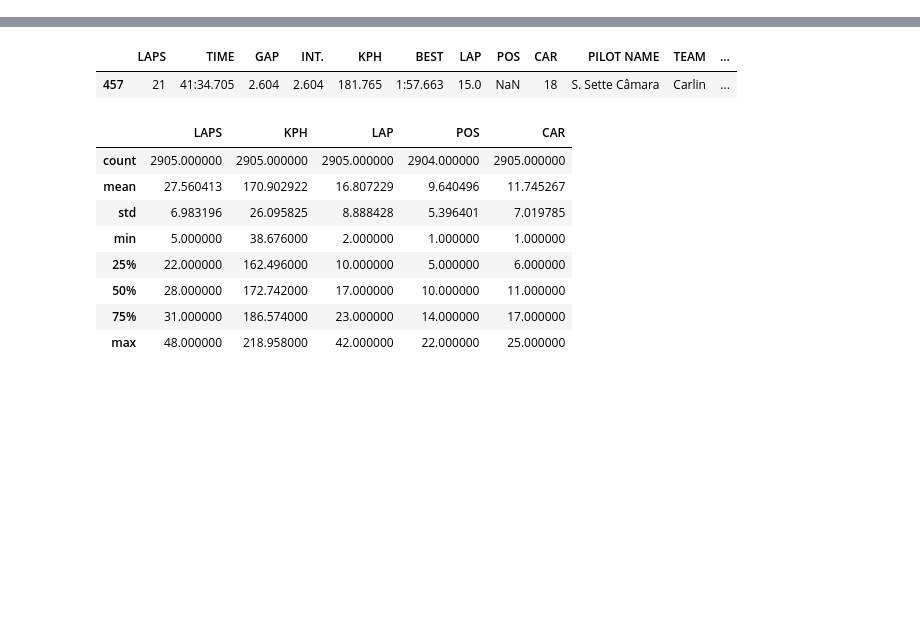
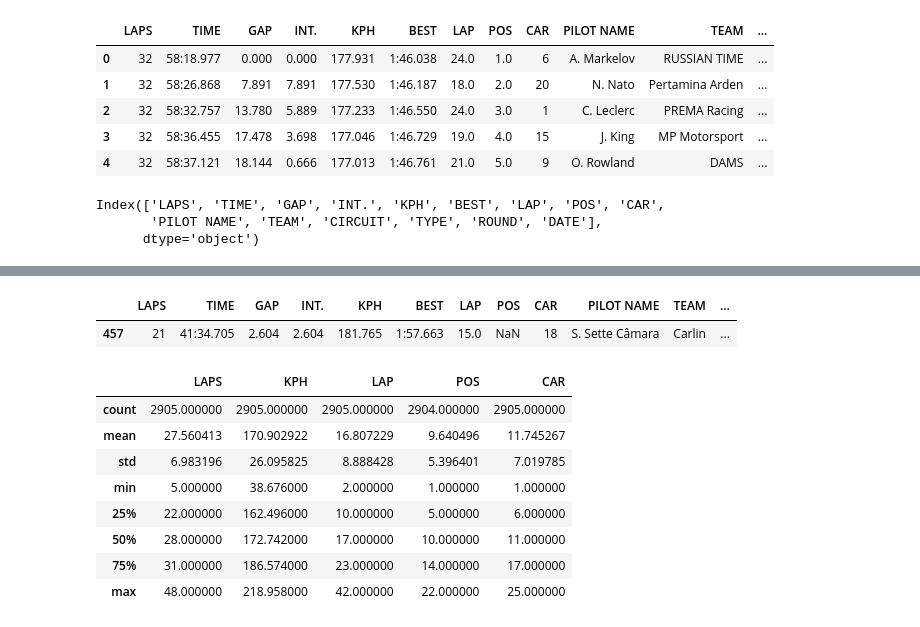
Before and after one commit to Tinashe-04/Formula-2, a Jupyter notebook: new_data/f2_project_code.ipynb, the cells around one changed output, grey strips where cells are left out. Saved outputs shown, nothing was run; the diff lists cells and outputs as text; code cells hidden in the pictures; blank space fills up the shorter version.

```diff
--- a/new_data/f2_project_code.ipynb
+++ b/new_data/f2_project_code.ipynb
@@ -6,3 +28,17 @@ df = pd.read_csv('~/Documents/Datasets/Formula 2 championship/all_races_new_copy
 # %%
 # drop unnamed row
 df.drop('Unnamed: 0', axis=1, inplace=True)
+df.head()
+# %% [output]
+|  | LAPS | TIME | GAP | INT. | KPH | BEST | LAP | POS | CAR | PILOT NAME | TEAM | ... |
+| 0 | 32 | 58:18.977 | 0.000 | 0.000 | 177.931 | 1:46.038 | 24.0 | 1.0 | 6 | A. Markelov | RUSSIAN TIME | ... |
+| 1 | 32 | 58:26.868 | 7.891 | 7.891 | 177.530 | 1:46.187 | 18.0 | 2.0 | 20 | N. Nato | Pertamina Arden | ... |
+| 2 | 32 | 58:32.757 | 13.780 | 5.889 | 177.233 | 1:46.550 | 24.0 | 3.0 | 1 | C. Leclerc | PREMA Racing | ... |
+| 3 | 32 | 58:36.455 | 17.478 | 3.698 | 177.046 | 1:46.729 | 19.0 | 4.0 | 15 | J. King | MP Motorsport | ... |
+| 4 | 32 | 58:37.121 | 18.144 | 0.666 | 177.013 | 1:46.761 | 21.0 | 5.0 | 9 | O. Rowland | DAMS | ... |
+# %%
+df.columns
+# %% [output]
+Index(['LAPS', 'TIME', 'GAP', 'INT.', 'KPH', 'BEST', 'LAP', 'POS', 'CAR',
+       'PILOT NAME', 'TEAM', 'CIRCUIT', 'TYPE', 'ROUND', 'DATE'],
+      dtype='object')
```
Also changed, not shown: parts of 7 cells of this notebook.
